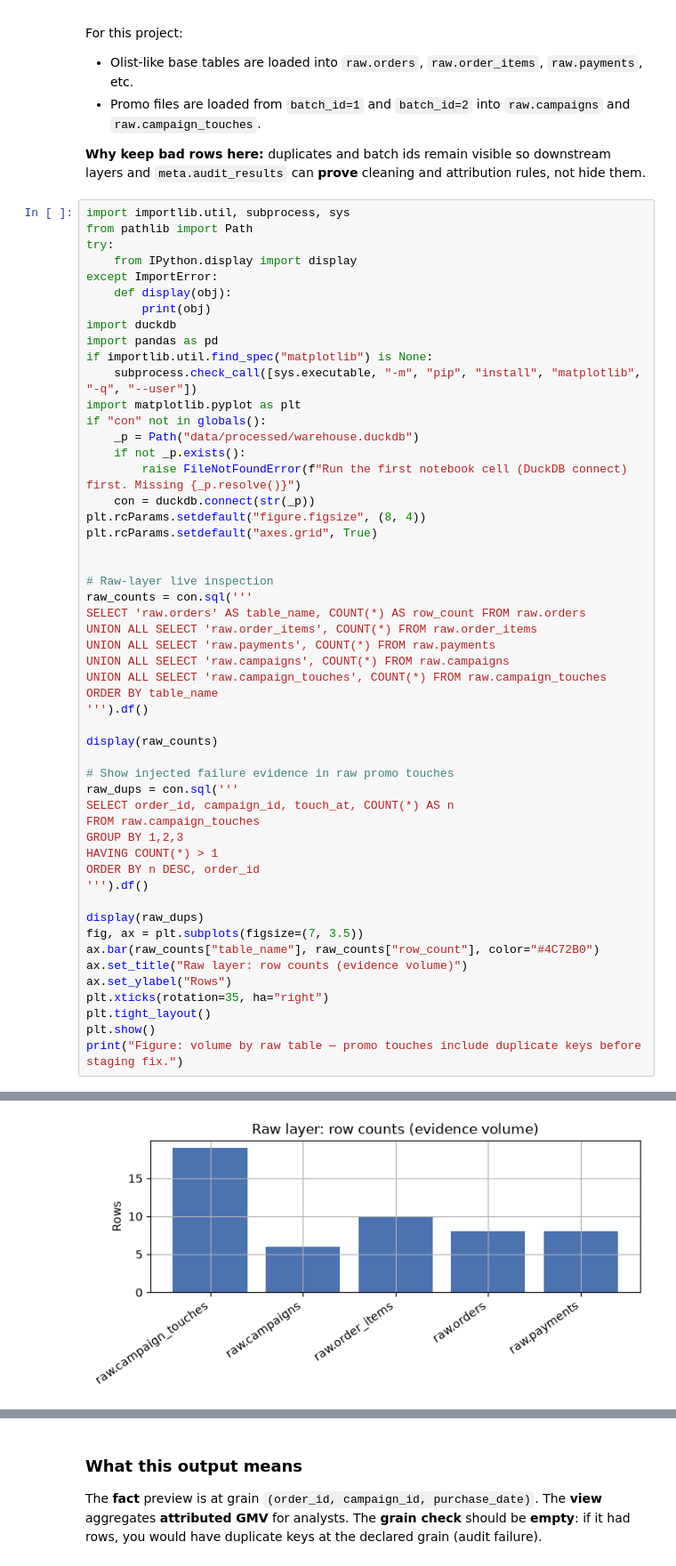
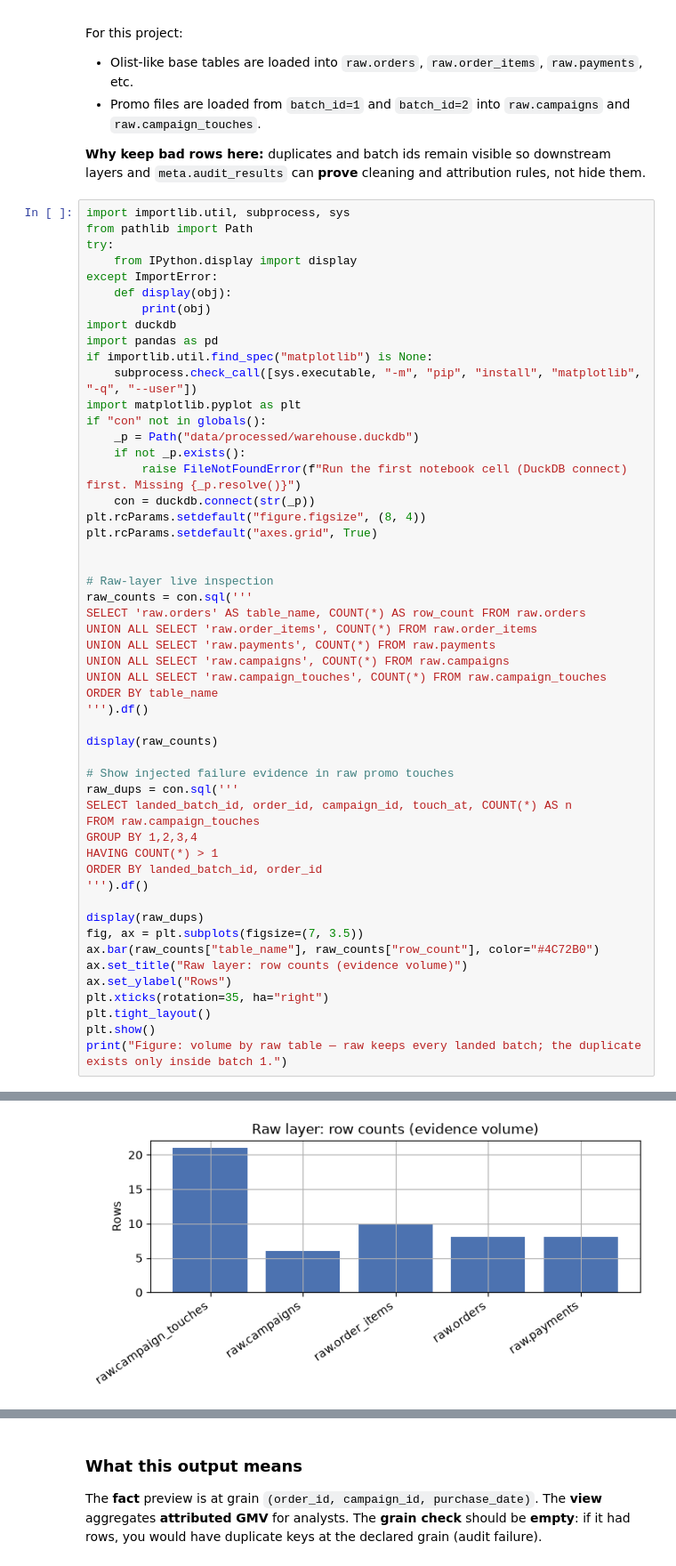
Before and after one commit to akotechonline/promo-attribution-incremental-etl, a Jupyter notebook: final_report.ipynb, the cells around one changed output, grey strips where cells are left out. Shown at 89% size. Saved outputs shown, nothing was run; the diff lists cells and outputs as text.

Commit message:
v2: snapshot batches, automatic change detection, scoped rebuilds verified against a full rebuild, atomic runs, co-touch GraphRAG and tests

```diff
--- a/final_report.ipynb
+++ b/final_report.ipynb
@@ -135,11 +137,11 @@ display(raw_counts)
 
 # Show injected failure evidence in raw promo touches
 raw_dups = con.sql('''
-SELECT order_id, campaign_id, touch_at, COUNT(*) AS n
+SELECT landed_batch_id, order_id, campaign_id, touch_at, COUNT(*) AS n
 FROM raw.campaign_touches
-GROUP BY 1,2,3
+GROUP BY 1,2,3,4
 HAVING COUNT(*) > 1
-ORDER BY n DESC, order_id
+ORDER BY landed_batch_id, order_id
 ''').df()
 
 display(raw_dups)
@@ -150,6 +152,6 @@ ax.set_ylabel("Rows")
 plt.xticks(rotation=35, ha="right")
 plt.tight_layout()
 plt.show()
-print("Figure: volume by raw table — promo touches include duplicate keys before staging fix.")
+print("Figure: volume by raw table — raw keeps every landed batch; the duplicate exists only inside batch 1.")
 # %% [output]
 |  | table_name | row_count |
@@ -170 +165 @@ print("Figure: volume by raw table — promo touches include duplicate keys befo
-[figure, old version]
+[figure, new version]
```
Also changed, not shown: parts of 28 cells of this notebook, 11 other files.
